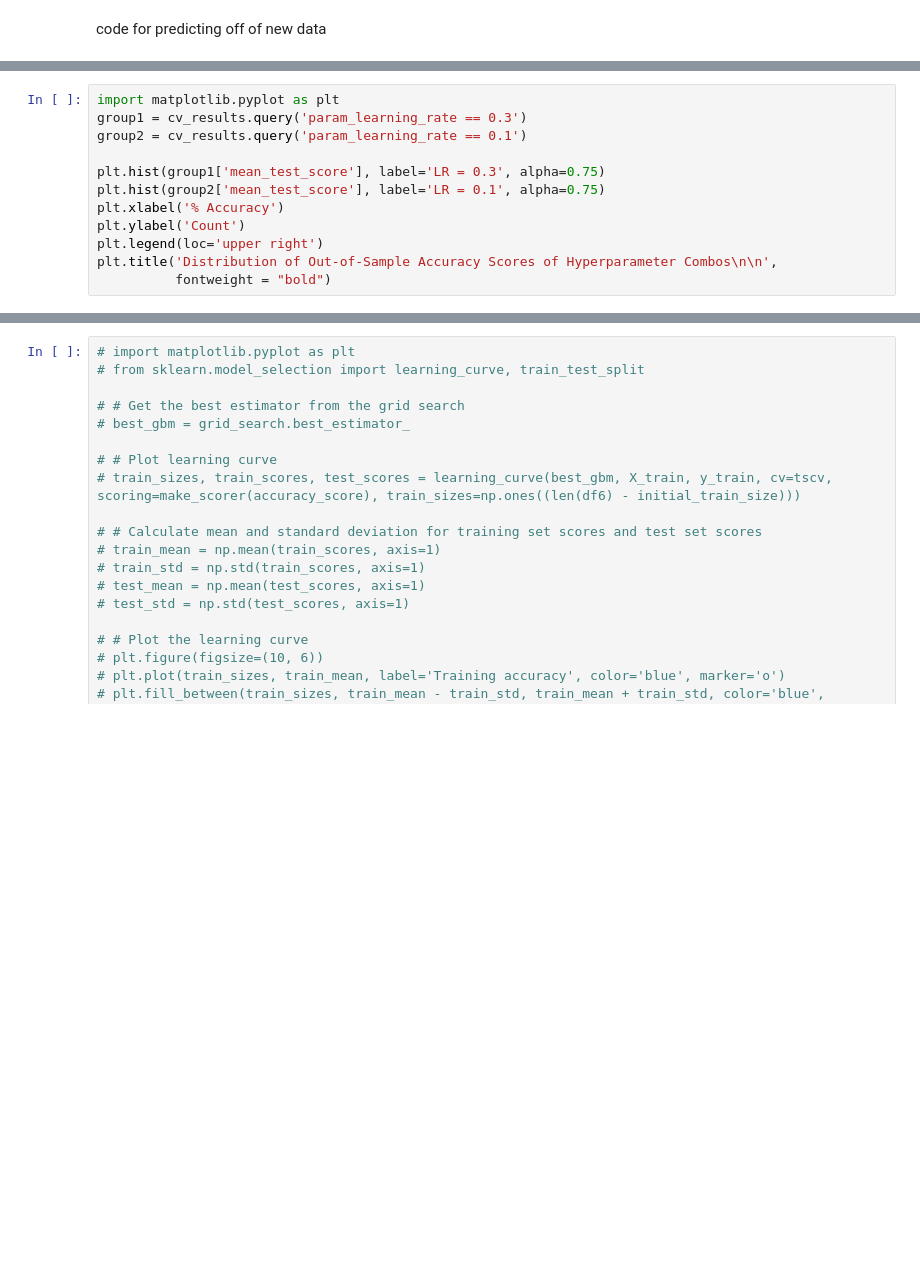
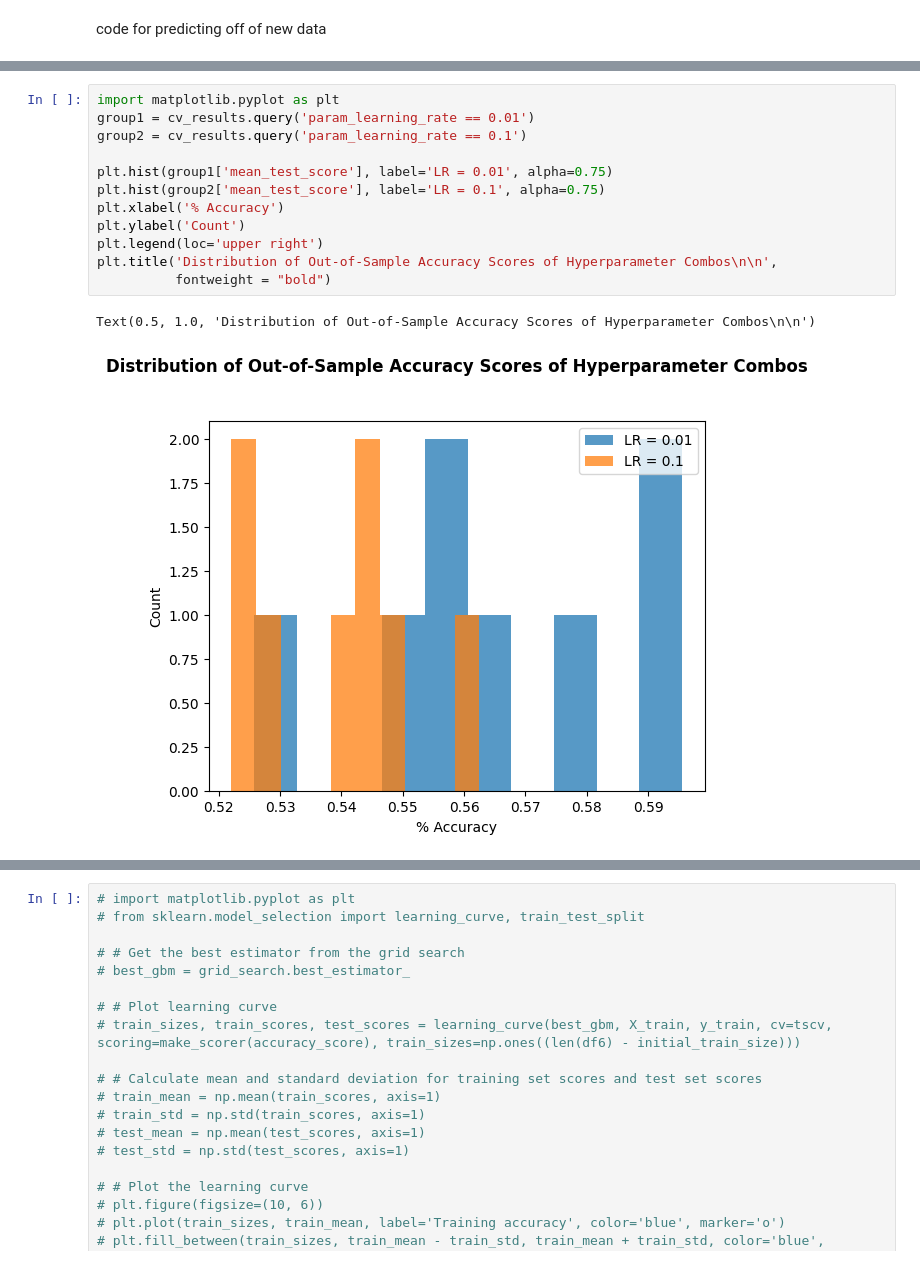
Before and after one commit to thestockman27/Fixed-Income-Dashboards, a Jupyter notebook: GBM Backtest UST_10Y v1.1.ipynb, the cells around one changed output, grey strips where cells are left out. Drawn from its saved outputs; the diff is of its cells as text; blank space fills up the shorter version.

```diff
--- a/GBM Backtest UST_10Y v1.1.ipynb
+++ b/GBM Backtest UST_10Y v1.1.ipynb
@@ -250,14 +346,17 @@ plt.title('Distribution of Out-of-Sample Accuracy Scores of Hyperparameter Combo
 # %%
 import matplotlib.pyplot as plt
-group1 = cv_results.query('param_learning_rate == 0.3')
+group1 = cv_results.query('param_learning_rate == 0.01')
 group2 = cv_results.query('param_learning_rate == 0.1')
 
-plt.hist(group1['mean_test_score'], label='LR = 0.3', alpha=0.75)
+plt.hist(group1['mean_test_score'], label='LR = 0.01', alpha=0.75)
 plt.hist(group2['mean_test_score'], label='LR = 0.1', alpha=0.75)
 plt.xlabel('% Accuracy')
 plt.ylabel('Count')
 plt.legend(loc='upper right')
 plt.title('Distribution of Out-of-Sample Accuracy Scores of Hyperparameter Combos\n\n',
           fontweight = "bold")
+# %% [output]
+Text(0.5, 1.0, 'Distribution of Out-of-Sample Accuracy Scores of Hyperparameter Combos\n\n')
+[figure, added]
 # %%
 import matplotlib.pyplot as plt
```
Also changed, not shown: parts of 27 cells of this notebook, 7 other files.
